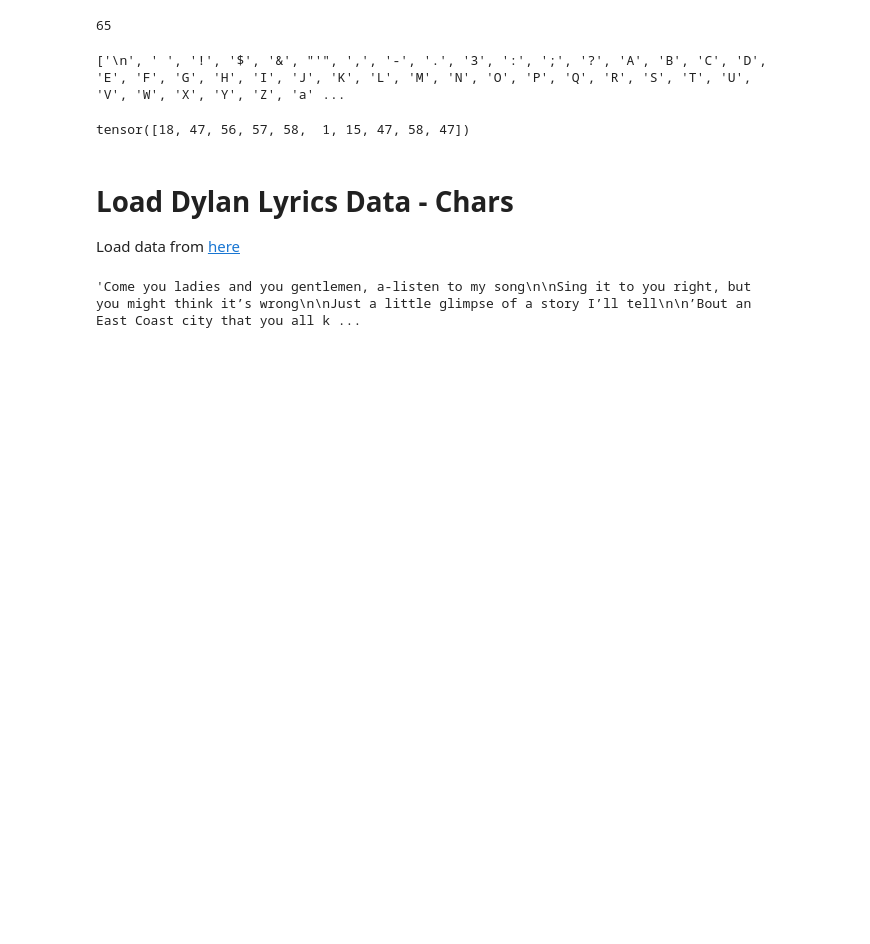
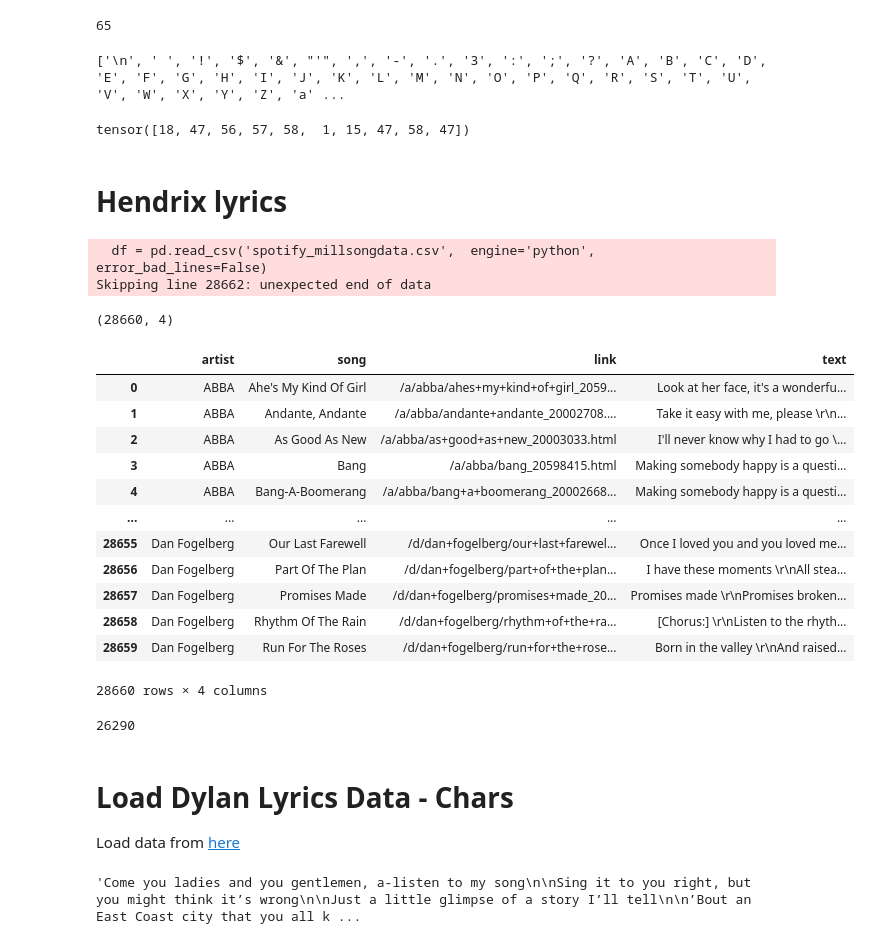
Before and after one commit to rafasacaan/dylan-gpt, a Jupyter notebook: dylan_gpt_v2.ipynb, the cells around one changed output. Saved outputs shown, nothing was run; the diff lists cells and outputs as text; code cells hidden in the pictures; blank space fills up the shorter version.

```diff
--- a/dylan_gpt_v2.ipynb
+++ b/dylan_gpt_v2.ipynb
@@ -88,6 +88,37 @@ val_data = data[n:]
 train_data[:10]
 # %% [output]
 tensor([18, 47, 56, 57, 58,  1, 15, 47, 58, 47])
+# %% [markdown]
+# Hendrix lyrics
+# %%
+df = pd.read_csv('spotify_millsongdata.csv',  engine='python', error_bad_lines=False)
+# %% [output]
+  df = pd.read_csv('spotify_millsongdata.csv',  engine='python', error_bad_lines=False)
+Skipping line 28662: unexpected end of data
+# %%
+df.shape
+# %% [output]
+(28660, 4)
+# %%
+df
+# %% [output]
+|  | artist | song | link | text |
+| 0 | ABBA | Ahe's My Kind Of Girl | /a/abba/ahes+my+kind+of+girl_2059... | Look at her face, it's a wonderfu... |
+| 1 | ABBA | Andante, Andante | /a/abba/andante+andante_20002708.... | Take it easy with me, please \r\n... |
+| 2 | ABBA | As Good As New | /a/abba/as+good+as+new_20003033.html | I'll never know why I had to go \... |
+| 3 | ABBA | Bang | /a/abba/bang_20598415.html | Making somebody happy is a questi... |
+| 4 | ABBA | Bang-A-Boomerang | /a/abba/bang+a+boomerang_20002668... | Making somebody happy is a questi... |
+| ... | ... | ... | ... | ... |
+| 28655 | Dan Fogelberg | Our Last Farewell | /d/dan+fogelberg/our+last+farewel... | Once I loved you and you loved me... |
+| 28656 | Dan Fogelberg | Part Of The Plan | /d/dan+fogelberg/part+of+the+plan... | I have these moments \r\nAll stea... |
+| 28657 | Dan Fogelberg | Promises Made | /d/dan+fogelberg/promises+made_20... | Promises made \r\nPromises broken... |
+| 28658 | Dan Fogelberg | Rhythm Of The Rain | /d/dan+fogelberg/rhythm+of+the+ra... | [Chorus:] \r\nListen to the rhyth... |
+| 28659 | Dan Fogelberg | Run For The Roses | /d/dan+fogelberg/run+for+the+rose... | Born in the valley \r\nAnd raised... |
+28660 rows × 4 columns
+# %%
+len(df.query("artist == 'Jimi Hendrix'").text.str.cat(sep='\n'))
+# %% [output]
+26290
 # %% [markdown]
 # Load Dylan Lyrics Data - Chars
 Load data from [here](https://www.kaggle.com/datasets/cloudy17/bob-dylan-songs)
```
Also changed, not shown: parts of 6 cells of this notebook.
